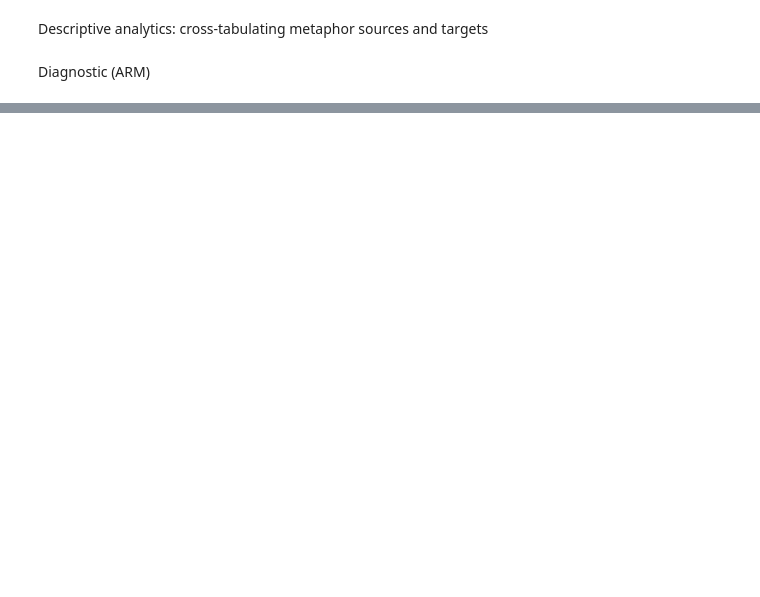
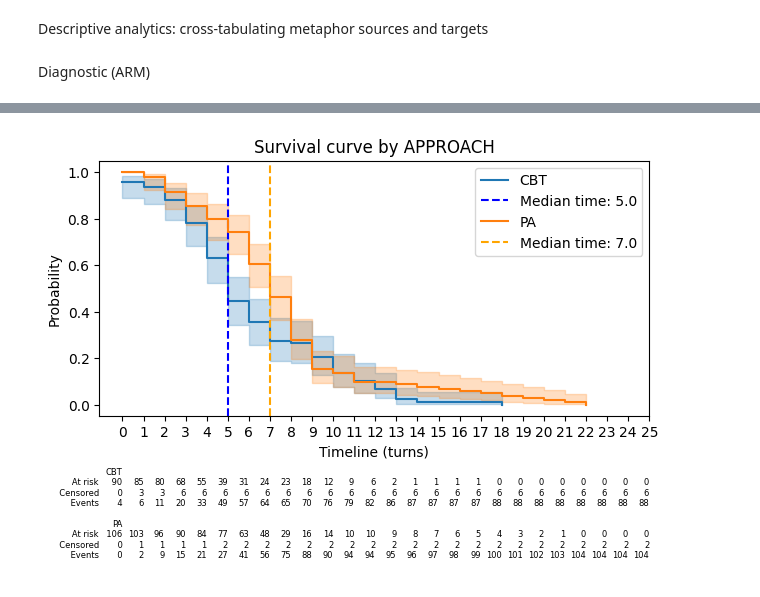
Before and after one commit to dennistay1981/Resources, a Jupyter notebook: Code and data in publications/Chapter: Data science approaches to metaphor and mental health/Data_science_approaches_to_mental_health.ipynb, the cells around one changed output, grey strips where cells are left out. Saved outputs shown, nothing was run; the diff lists cells and outputs as text; code cells hidden in the pictures; blank space fills up the shorter version.

```diff
--- a/Code and data in publications/Chapter: Data science approaches to metaphor and mental health/Data_science_approaches_to_mental_health.ipynb
+++ b/Code and data in publications/Chapter: Data science approaches to metaphor and mental health/Data_science_approaches_to_mental_health.ipynb
@@ -117,0 +123,80 @@ rules_all = rules_all.sort_values(['confidence', 'lift', 'support'], ascending=[
+# %%
+#Import Python libraries
+from lifelines import KaplanMeierFitter
+import pandas as pd
+import seaborn as sns
+
+#Import data
+data = pd.read_csv('https://raw.githubusercontent.com/dennistay1981/Resources/refs/heads/main/Code%20and%20data%20in%20publications/Chapter%3A%20Data%20science%20approaches%20to%20metaphor%20and%20mental%20health/Predictive.csv')
+
+#Initiate and fit. durations=time, event_observed= event of interest, 1 (occurred) or 0 (not)
+kmf = KaplanMeierFitter()
+kmf.fit(durations=data['Turns'], event_observed=data['Attrition'])
+
+#Cumulative distribution function of survived turns by Initiator and Approach
+sns.ecdfplot(data, x='Turns', hue='Initiator')
+sns.ecdfplot(data, x='Turns', hue='Approach')
+
+
+
+
+
+
+
+"""
+Plot survival function with subgroups and median lines (INITIATOR)
+"""
+ax = plt.subplot(111)
+
+kmf_A = KaplanMeierFitter()
+ax = kmf_A.fit(durations=data.loc[data.Initiator =='T'].Turns,
+               event_observed=data.loc[data.Initiator =='T'].Attrition, label='Therapist').plot_survival_function(ax=ax)
+ax.axvline(kmf_A.median_survival_time_, linestyle='--', color='blue', label=f'Median time: {kmf_A.median_survival_time_:.1f}')
+
+kmf_B = KaplanMeierFitter()
+ax = kmf_B.fit(durations=data.loc[data.Initiator =='C'].Turns,
+               event_observed=data.loc[data.Initiator =='C'].Attrition, label='Client').plot_survival_function(ax=ax)
+ax.axvline(kmf_B.median_survival_time_, linestyle='--', color='orange', label=f'Median time: {kmf_B.median_survival_time_:.1f}')
+
+plt.legend()
+plt.ylabel('Probability')
+plt.xlabel('Timeline (turns)')
+plt.xticks(range(0, 26))
+plt.title('Survival curve by INITIATOR')
+
+#to add risk counts table
+from lifelines.plotting import add_at_risk_counts
+add_at_risk_counts(kmf_A, kmf_B, ax=ax, fontsize=6)
+plt.tight_layout()
+plt.show()
+
+
+"""
+Plot survival function with subgroups and median lines  (APPROACH)
+"""
+ax = plt.subplot(111)
+
+kmf_A = KaplanMeierFitter()
+ax = kmf_A.fit(durations=data.loc[data.Approach =='CBT'].Turns,
+               event_observed=data.loc[data.Approach =='CBT'].Attrition, label='CBT').plot_survival_function(ax=ax)
+ax.axvline(kmf_A.median_survival_time_, linestyle='--', color='blue', label=f'Median time: {kmf_A.median_survival_time_:.1f}')
+
+kmf_B = KaplanMeierFitter()
+ax = kmf_B.fit(durations=data.loc[data.Approach =='PA'].Turns,
+               event_observed=data.loc[data.Approach =='PA'].Attrition, label='PA').plot_survival_function(ax=ax)
+
+ax.axvline(kmf_B.median_survival_time_, linestyle='--', color='orange', label=f'Median time: {kmf_B.median_survival_time_:.1f}')
+
+plt.legend()
+plt.ylabel('Probability')
+plt.xlabel('Timeline (turns)')
+plt.xticks(range(0, 26))
+plt.title('Survival curve by APPROACH')
+
+#to add risk counts table
+from lifelines.plotting import add_at_risk_counts
+add_at_risk_counts(kmf_A, kmf_B, ax=ax, fontsize=6)
+plt.tight_layout()
+plt.show()
+# %% [output]
+[figure, added]
```
Also changed, not shown: parts of 2 cells of this notebook.
